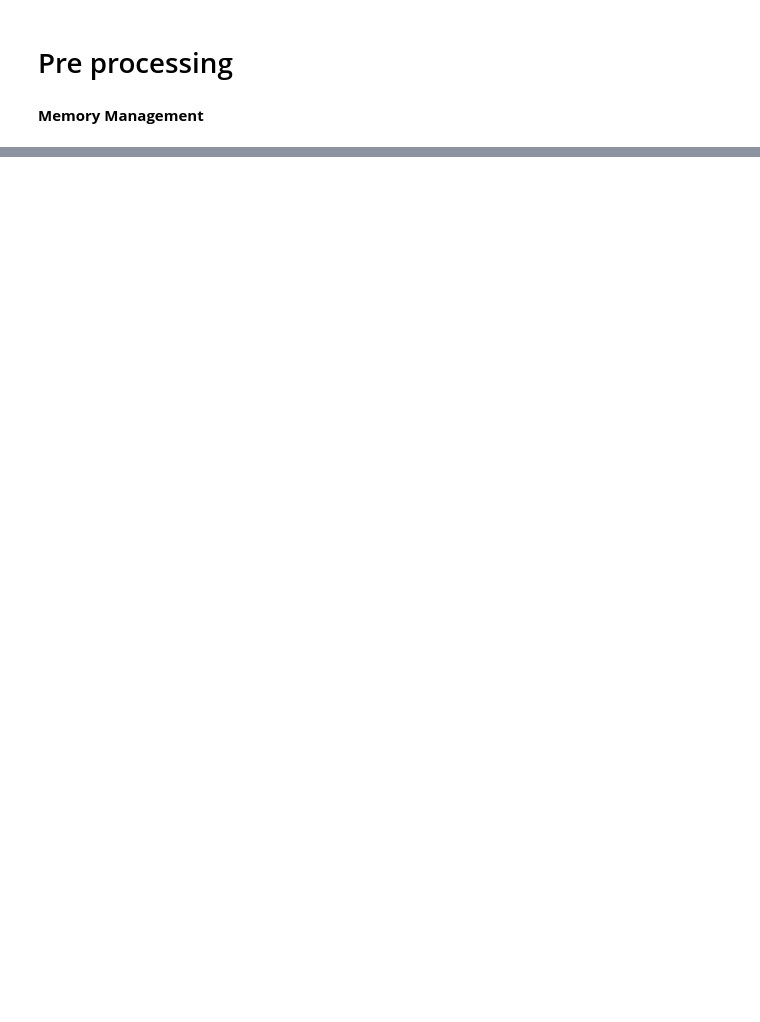
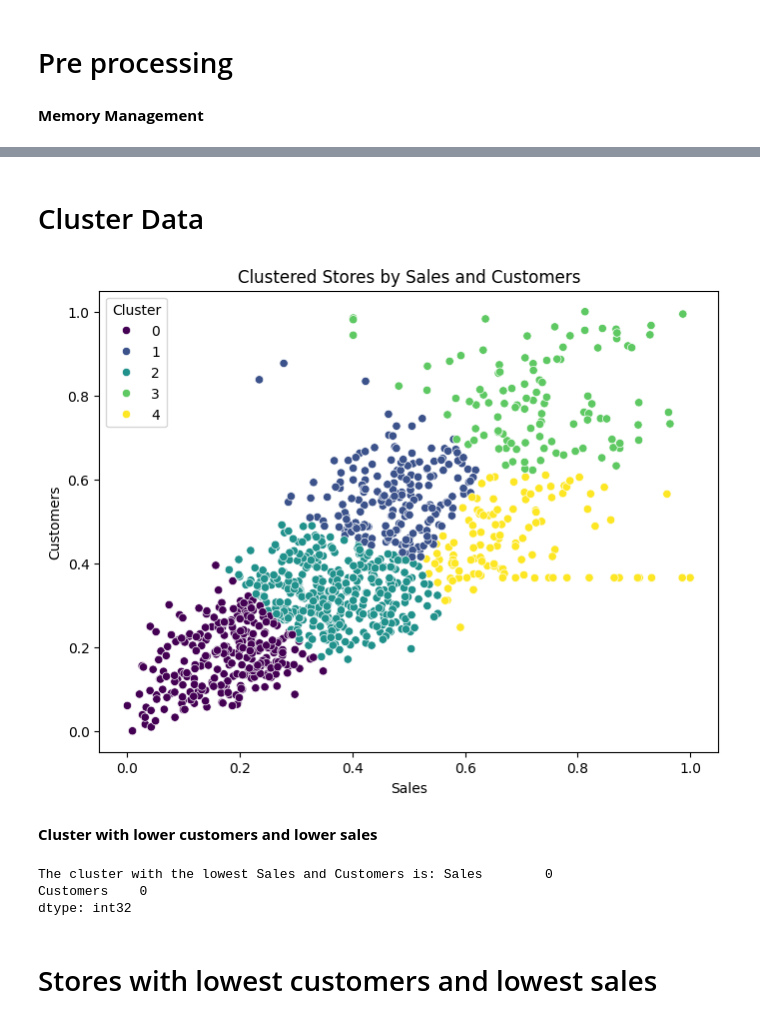
Before and after one commit to namozhdehi/KSR, a Jupyter notebook: Store_sales_EDA_Clustering.ipynb, the cells around one changed output, grey strips where cells are left out. Drawn from its saved outputs; the diff is of its cells as text; code cells hidden in the pictures; blank space fills up the shorter version.

```diff
--- a/Store_sales_EDA_Clustering.ipynb
+++ b/Store_sales_EDA_Clustering.ipynb
@@ -638,8 +592,0 @@ base_df = df.groupby('Store')[['Sales', 'Customers']].sum().reset_index()
-# %%
-# Handle outliers in Sales and Customers using IQR method
-def remove_outliers(df, column):
-    iqr = df[column].quantile(0.75) - df[column].quantile(0.25)
-    lower_bound = df[column].quantile(0.25) - 1.5 * iqr
-    upper_bound = df[column].quantile(0.75) + 1.5 * iqr
-    df[column] = np.where((df[column] < lower_bound) | (df[column] > upper_bound), df[column].median(), df[column])
-    return df
@@ -738,0 +689,28 @@ print(promo_comparison)
+# %% [markdown]
+# Cluster Data
+# %%
+clusters = 5
+kmeans = KMeans(n_clusters = clusters, random_state = 42)
+base_df['Cluster'] = kmeans.fit_predict(base_df[['Sales', 'Customers']])
+
+# Plot the clustered data
+plt.figure(figsize=(8, 6))
+sns.scatterplot(data=base_df, x='Sales', y='Customers', hue='Cluster', palette='viridis')
+plt.title('Clustered Stores by Sales and Customers')
+plt.show()
+# %% [output]
+[figure, added]
+# %% [markdown]
+**Cluster with lower customers and lower sales**
+# %%
+# Find the cluster with the lowest mean sales and customers
+cluster_means = base_df.groupby('Cluster')[['Sales', 'Customers']].mean()
+lowest_cluster = cluster_means.idxmin()
+
+print(f"The cluster with the lowest Sales and Customers is: {lowest_cluster}")
+# %% [output]
+The cluster with the lowest Sales and Customers is: Sales        0
+Customers    0
+dtype: int32
+# %% [markdown]
+# Stores with lowest customers and lowest sales
```
Also changed, not shown: parts of 58 cells of this notebook.
